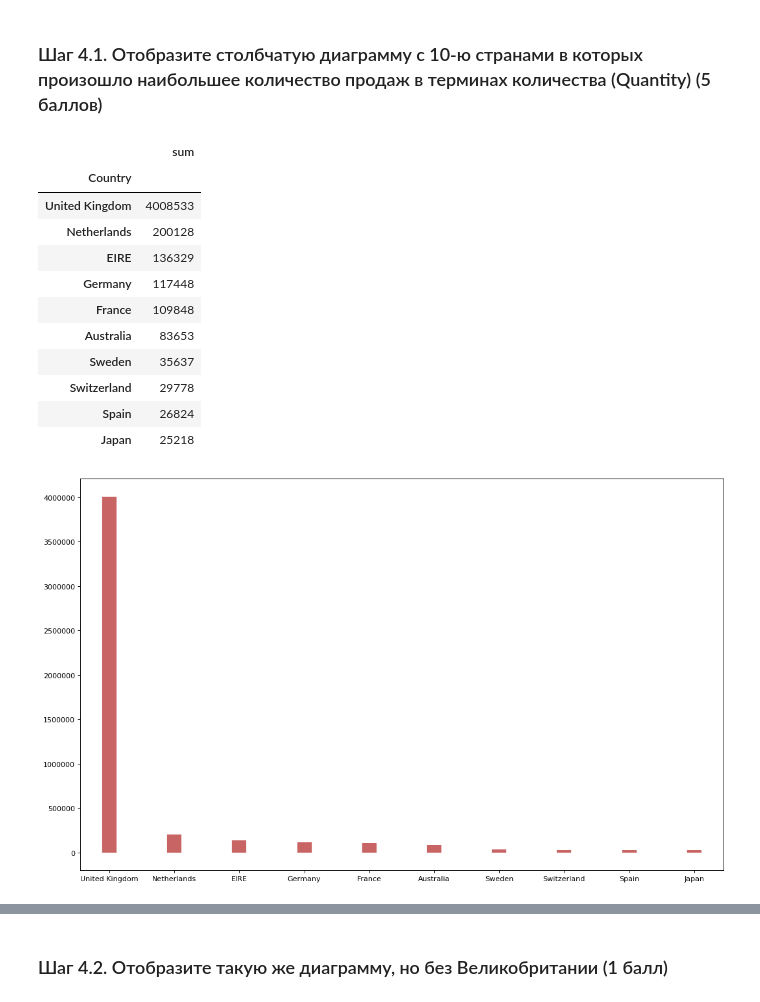
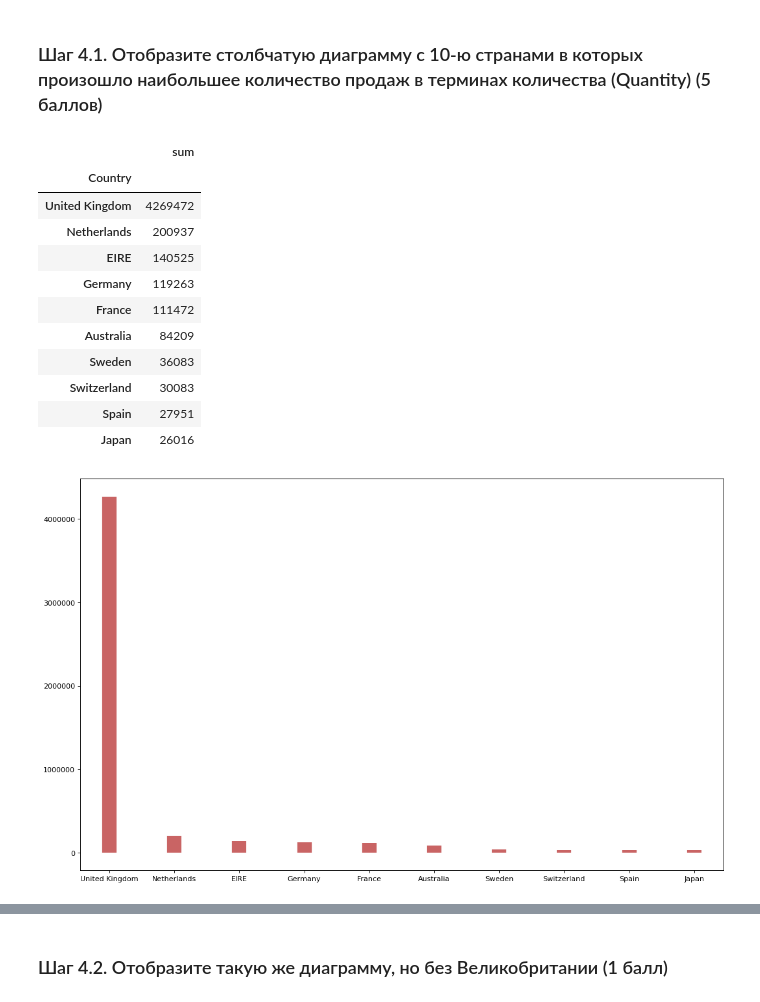
Before and after one commit to theysee/sberbank_reboot, a Jupyter notebook: Промежуточное_тестирование_Творческое_задание_Сергей_Артеев.ipynb, the cells around one changed output, grey strips where cells are left out. Drawn from its saved outputs; the diff is of its cells as text; code cells hidden in the pictures.

```diff
--- a/Промежуточное_тестирование_Творческое_задание_Сергей_Артеев.ipynb
+++ b/Промежуточное_тестирование_Творческое_задание_Сергей_Артеев.ipynb
@@ -88,32 +88,37 @@ CustomerID     406829 non-null float64
 Country        406829 non-null object
 dtypes: float64(2), int64(1), object(5)
 memory usage: 27.9+ MB
+# %%
+# В дальнейшем, при построении графиков, мы заметим, что поле Quantity содержит отрицательные значения.
+# Поэтому, будет логично разделить данные на 2 датасета - продажи и возвраты.
+
+data_sales = data[data['Quantity'] >= 0 ]
+data_return = data[data['Quantity'] < 0]
 # %% [markdown]
 ### Шаг 4.1. Отобразите столбчатую диаграмму с 10-ю странами в которых произошло наибольшее количество продаж в терминах количества (Quantity) (5 баллов)
 # %%
-# Найдём этот десяток стран и запишем в новый DF.
-sales_quantity = data.groupby(['Country'])['Quantity'].agg(['sum']).sort_values(by='sum', ascending=False).head(10)
+# Найдём этот десяток стран и запишем в новый DF. Сначала смотрим продажи.
+sales_quantity = data_sales.groupby(['Country'])['Quantity'].agg(['sum']).sort_values(by='sum', ascending=False).head(10)
 sales_quantity
 # Видим, что одна страна выбивается из общей массы.
 # %% [output]
 |  | sum |
 | Country |  |
-| United Kingdom | 4008533 |
-| Netherlands | 200128 |
-| EIRE | 136329 |
-| Germany | 117448 |
-| France | 109848 |
-| Australia | 83653 |
-| Sweden | 35637 |
-| Switzerland | 29778 |
-| Spain | 26824 |
-| Japan | 25218 |
+| United Kingdom | 4269472 |
+| Netherlands | 200937 |
+| EIRE | 140525 |
+| Germany | 119263 |
+| France | 111472 |
+| Australia | 84209 |
+| Sweden | 36083 |
+| Switzerland | 30083 |
+| Spain | 27951 |
+| Japan | 26016 |
 # %%
-# Реализация Matplotlib.
-
+# Продажи
 sales_quantity.reset_index(inplace=True)
 fig, ax = plt.subplots(figsize=(16,10), facecolor='white', dpi= 80)
 ax.vlines(x=sales_quantity['Country'], ymin=0, ymax=sales_quantity['sum'], color='firebrick', alpha=0.7, linewidth=20)
 plt.show()
 # %% [output]
-[figure, old version]
+[figure, new version]
```
Also changed, not shown: parts of 13 cells of this notebook.
